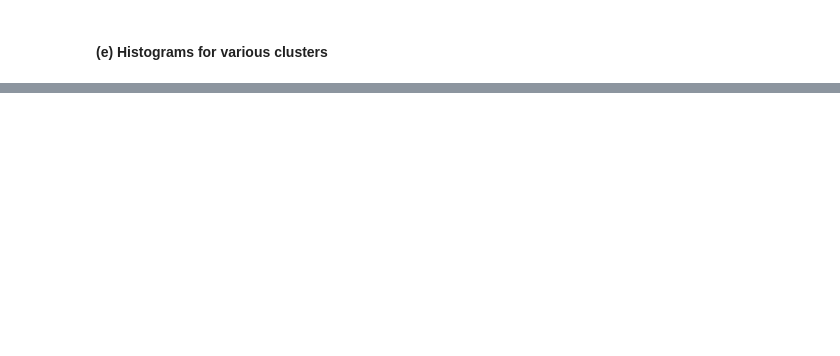
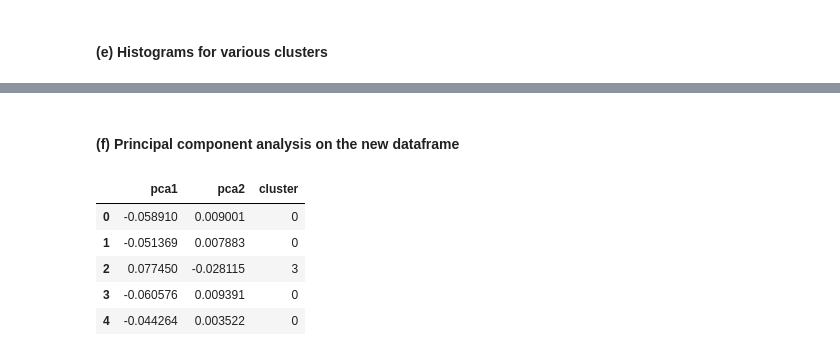
Before and after one commit to Panostam/Marketing_Department_Clustering_Project, a Jupyter notebook: Marketing_Department_Clustering_Project.ipynb, the cells around one changed output, grey strips where cells are left out. Drawn from its saved outputs; the diff is of its cells as text; code cells hidden in the pictures; blank space fills up the shorter version.

```diff
--- a/Marketing_Department_Clustering_Project.ipynb
+++ b/Marketing_Department_Clustering_Project.ipynb
@@ -284,0 +417,15 @@ for i in creditcard_df.columns:
+# %% [markdown]
+#### (f) Principal component analysis on the new dataframe
+# %%
+pca = PCA(n_components=2)
+prin_comp = pca.fit_transform(pred)
+pca_df = pd.DataFrame(data = prin_comp, columns =['pca1','pca2'])
+pca_df = pd.concat([pca_df,pd.DataFrame({'cluster':labels})], axis = 1)
+pca_df.head()
+# %% [output]
+|  | pca1 | pca2 | cluster |
+| 0 | -0.058910 | 0.009001 | 0 |
+| 1 | -0.051369 | 0.007883 | 0 |
+| 2 | 0.077450 | -0.028115 | 3 |
+| 3 | -0.060576 | 0.009391 | 0 |
+| 4 | -0.044264 | 0.003522 | 0 |
```
Also changed, not shown: parts of 25 cells of this notebook, 1 other file.
